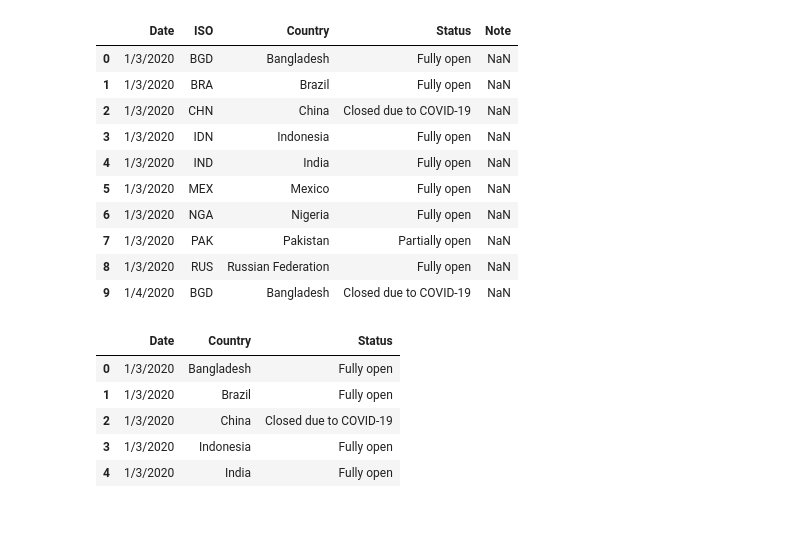
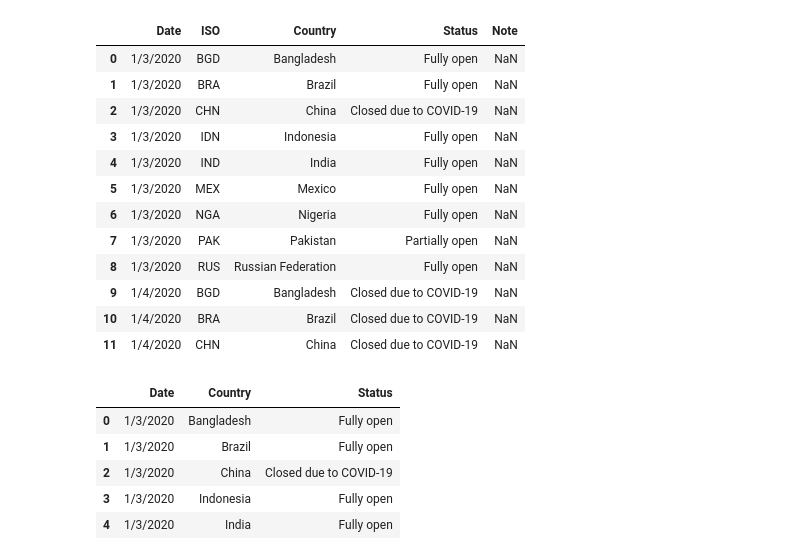
Before and after one commit to pkriger/project-01, a Jupyter notebook: Ron_EDU_Covid_Data.ipynb, the cells around one changed output. Saved outputs shown, nothing was run; the diff lists cells and outputs as text; code cells hidden in the pictures; blank space fills up the shorter version.

```diff
--- a/Ron_EDU_Covid_Data.ipynb
+++ b/Ron_EDU_Covid_Data.ipynb
@@ -1,34 +1,36 @@
 # %%
 ### Imports
 import matplotlib.pyplot as plt
 import pandas as pd
 import numpy as np
 import requests
 import time
 from scipy.stats import linregress
 
 #from config import key_dict
 #gkey= key_dict['KEY NAME GOES HERE']
 
 
 #Import CSV file
 edu_data = "Resources/edu_impact2.csv"
 
 edu_data_df = pd.read_csv(edu_data)
 
-edu_data_df.head(10)
+edu_data_df.head(12)
 # %% [output]
 |  | Date | ISO | Country | Status | Note |
 | 0 | 1/3/2020 | BGD | Bangladesh | Fully open | NaN |
 | 1 | 1/3/2020 | BRA | Brazil | Fully open | NaN |
 | 2 | 1/3/2020 | CHN | China | Closed due to COVID-19 | NaN |
 | 3 | 1/3/2020 | IDN | Indonesia | Fully open | NaN |
 | 4 | 1/3/2020 | IND | India | Fully open | NaN |
 | 5 | 1/3/2020 | MEX | Mexico | Fully open | NaN |
 | 6 | 1/3/2020 | NGA | Nigeria | Fully open | NaN |
 | 7 | 1/3/2020 | PAK | Pakistan | Partially open | NaN |
 | 8 | 1/3/2020 | RUS | Russian Federation | Fully open | NaN |
 | 9 | 1/4/2020 | BGD | Bangladesh | Closed due to COVID-19 | NaN |
+| 10 | 1/4/2020 | BRA | Brazil | Closed due to COVID-19 | NaN |
+| 11 | 1/4/2020 | CHN | China | Closed due to COVID-19 | NaN |
 # %%
 #Cleaning Data, dropping unnecessary columns
 
```
Also changed, not shown: parts of 5 cells of this notebook, 2 other files.
